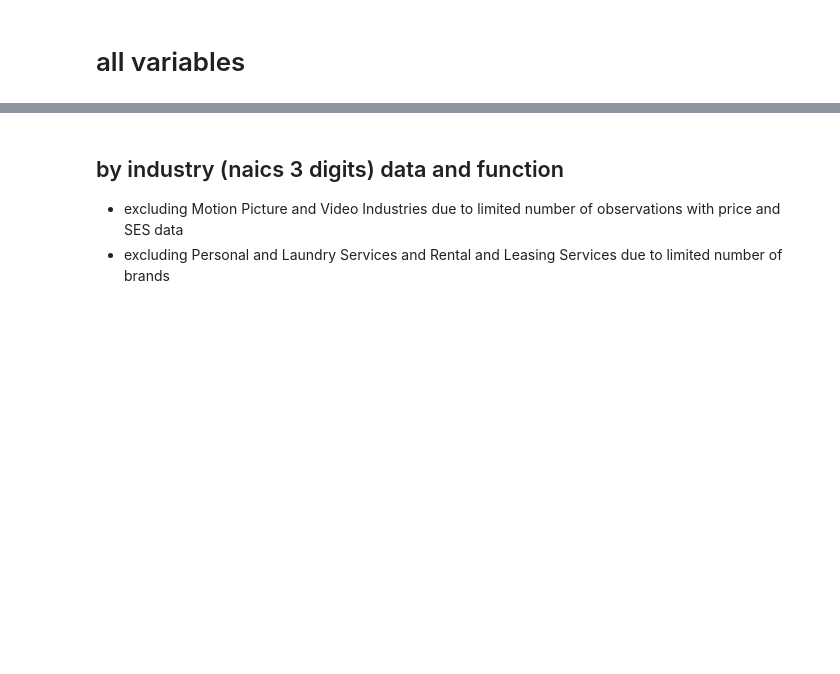
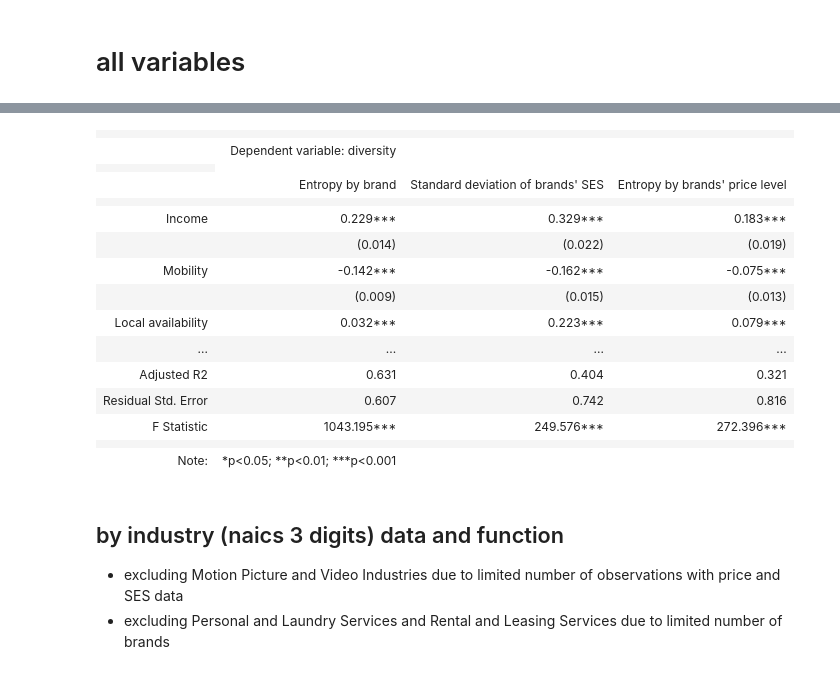
Before and after one commit to yuanmohe/SafeGraph_comsumption_diversity, a Jupyter notebook: 07_diversity_regressions.ipynb, the cells around one changed output, grey strips where cells are left out. Cells and saved outputs as stored; diff of their text form; code cells hidden in the pictures; blank space fills up the shorter version.

```diff
--- a/07_diversity_regressions.ipynb
+++ b/07_diversity_regressions.ipynb
@@ -42,3 +42,9 @@ dt.corr_table(selected_cbg_stats)
 | median_age | 0.192*** | 0.096*** | 0.15*** | 0.23*** | 1.0*** | -0.023** | ... |
 | male_proportion | 0.089*** | 0.031*** | 0.0 | 0.0 | -0.023** | 1.0*** | ... |
 | white_proportion | 0.312*** | 0.102*** | 0.303*** | 0.476*** | 0.371*** | 0.133*** | ... |
+# %%
+# get number of visits from each cbg
+cbg_visits = selected_cbg_brand.sum(axis = 1).to_frame(name = 'n_visits')
+# get correlation between income and n visits
+cbg_income_visits = selected_cbg_stats[['income']].join(cbg_visits)
+dt.corr_table(cbg_income_visits)
@@ -51,7 +61,7 @@ cbg_nyc = pd.DataFrame({'cbg': cbgstrings, 'nyc_dummy': cbg_nyc}).astype({'cbg':
 # %%
 # merge all data
 mdf = reduce(lambda left,right: pd.merge(left,right,on = 'cbg',),
-             [cbg_diversity, cbg_availability, cbg_mobility, cbg_nyc, selected_cbg_stats])
+             [cbg_diversity, cbg_availability, cbg_mobility, cbg_nyc, selected_cbg_stats, cbg_visits])
 
 mdf = mdf.rename(columns = {'entropy_brand_x' : 'diver_brand_entropy',
                             'entropy_price_x' : 'diver_price_entropy',
@@ -146,3 +92,68 @@ regression_tables(model_lst, cols)
+# %%
+def diversity_ols(mdf, ava_name, diver_name):
+    """
+    """
+    df = mdf[['income', 'income_moe', 'n_visits', 'mobility', ava_name, diver_name, 'bachelor_or_higher', 'median_age', 'male_proportion', 'white_proportion']]
+    df = df.rename(columns = {ava_name: 'availability',
+                              diver_name: 'diversity'})
+    df = pd.DataFrame(StandardScaler().fit_transform(df), index = df.index,
+                        columns = ['income', 'income_moe', 'n_visits', 'mobility', 'availability', 'diversity', 'bachelor_or_higher', 'median_age', 'male_proportion', 'white_proportion'])
+    df = df.merge(mdf['nyc_dummy'], on = 'cbg')
+
+    formula_string = "diversity ~ availability + mobility + income_moe + income + n_visits + C(nyc_dummy) + bachelor_or_higher + median_age + male_proportion + white_proportion"
+
+    model = sm.OLS.from_formula(formula_string, data = df).fit()
+    return model
+
+
+def regression_tables(model_lst, cols):
+    # use stargazer to print
+    # https://github.com/StatsReporting/stargazer
+
+    stargazer = Stargazer(model_lst)
+    stargazer.custom_columns(cols, [1]*len(cols))
+    stargazer.show_model_numbers(False)
+    stargazer.covariate_order(['income', 'mobility', 'availability', 'income_moe', 'n_visits', 'C(nyc_dummy)[T.1]', 'median_age', 'male_proportion', 'white_proportion', 'bachelor_or_higher', 'Intercept'])
+    rename_dic = {'income': 'Income',
+                'income_moe': 'Income variability',
+                'mobility': 'Mobility',
+                'availability': 'Local availability',
+                'n_visits': 'Visitation volume',
+                'C(nyc_dummy)[T.1]': 'In NYC',
+                'median_age': 'Median age',
+                'male_proportion': 'Proportion of male',
+                'white_proportion': 'Proportion of white',
+                'bachelor_or_higher': 'Proportion of bachelor’s degree or higher'}
+    stargazer.rename_covariates(rename_dic)
+    stargazer.show_degrees_of_freedom(False)
+    stargazer.significance_levels([0.05, 0.01, 0.001])
+
+    return stargazer
+
+m1 = diversity_ols(mdf, 'avail_brand_entropy', 'diver_brand_entropy')
+m2 = diversity_ols(mdf, 'avail_brand_std', 'diver_brand_std')
+m3 = diversity_ols(mdf, 'avail_price_entropy', 'diver_price_entropy')
+cols = ['Entropy by brand', "Standard deviation of brands' SES", "Entropy by brands' price level"]
+model_lst = [m1, m2, m3]
+
+regression_tables(model_lst, cols)
+# %% [output]
+|  |  |  |  |
+|  | Dependent variable: diversity |  |  |
+|  |
+|  | Entropy by brand | Standard deviation of brands' SES | Entropy by brands' price level |
+|  |  |  |  |
+| Income | 0.229*** | 0.329*** | 0.183*** |
+|  | (0.014) | (0.022) | (0.019) |
+| Mobility | -0.142*** | -0.162*** | -0.075*** |
+|  | (0.009) | (0.015) | (0.013) |
+| Local availability | 0.032*** | 0.223*** | 0.079*** |
+| ... | ... | ... | ... |
+| Adjusted R2 | 0.631 | 0.404 | 0.321 |
+| Residual Std. Error | 0.607 | 0.742 | 0.816 |
+| F Statistic | 1043.195*** | 249.576*** | 272.396*** |
+|  |  |  |  |
+| Note: | *p<0.05; **p<0.01; ***p<0.001 |  |  |
 # %% [markdown]
 ## by industry (naics 3 digits) data and function
 - excluding Motion Picture and Video Industries due to limited number of observations with price and SES data
```
Also changed, not shown: parts of 7 cells of this notebook, 3 other files.
